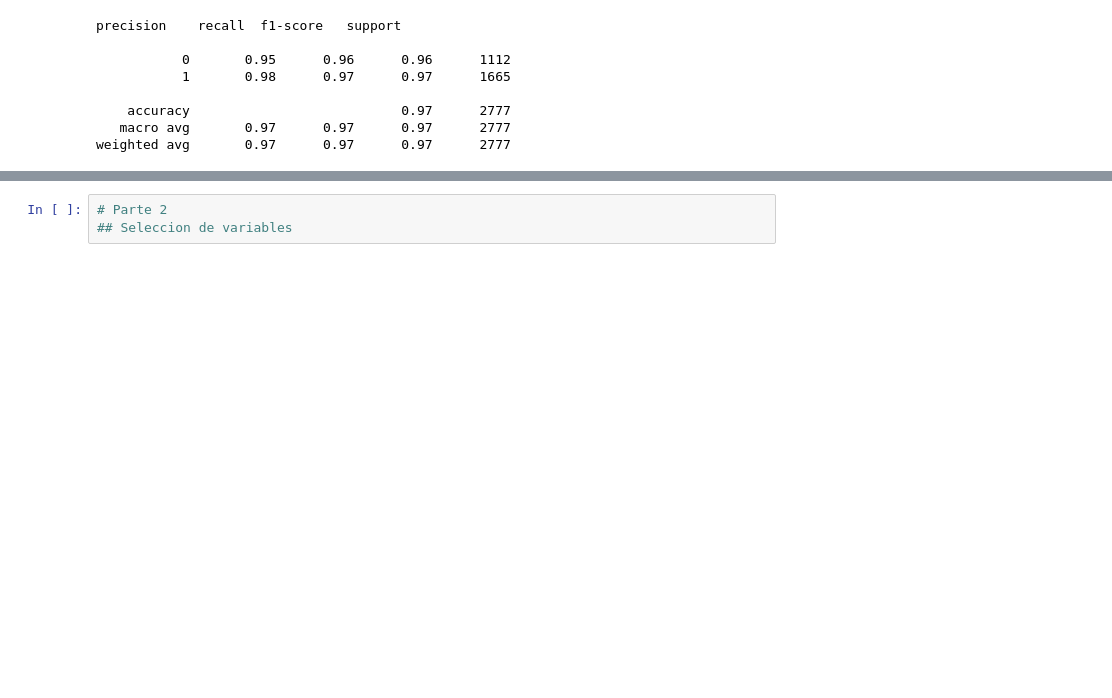
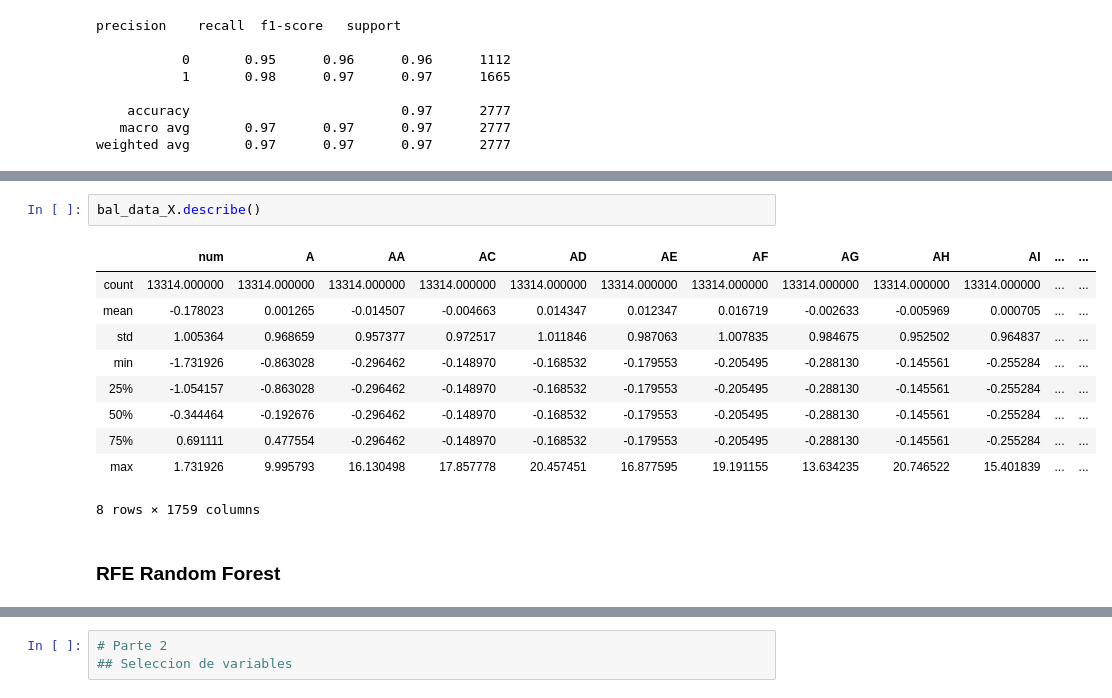
Before and after one commit to santyarboleda/Reconocimiento-de-Patrones, a Jupyter notebook: Competencia_RP.ipynb, the cells around one changed output, grey strips where cells are left out. Saved outputs shown, nothing was run; the diff lists cells and outputs as text; blank space fills up the shorter version.

```diff
--- a/Competencia_RP.ipynb
+++ b/Competencia_RP.ipynb
@@ -443,0 +445,15 @@ weighted avg       0.97      0.97      0.97      2777
+# %%
+bal_data_X.describe()
+# %% [output]
+|  | num | A | AA | AC | AD | AE | AF | AG | AH | AI | ... | ... |
+| count | 13314.000000 | 13314.000000 | 13314.000000 | 13314.000000 | 13314.000000 | 13314.000000 | 13314.000000 | 13314.000000 | 13314.000000 | 13314.000000 | ... | ... |
+| mean | -0.178023 | 0.001265 | -0.014507 | -0.004663 | 0.014347 | 0.012347 | 0.016719 | -0.002633 | -0.005969 | 0.000705 | ... | ... |
+| std | 1.005364 | 0.968659 | 0.957377 | 0.972517 | 1.011846 | 0.987063 | 1.007835 | 0.984675 | 0.952502 | 0.964837 | ... | ... |
+| min | -1.731926 | -0.863028 | -0.296462 | -0.148970 | -0.168532 | -0.179553 | -0.205495 | -0.288130 | -0.145561 | -0.255284 | ... | ... |
+| 25% | -1.054157 | -0.863028 | -0.296462 | -0.148970 | -0.168532 | -0.179553 | -0.205495 | -0.288130 | -0.145561 | -0.255284 | ... | ... |
+| 50% | -0.344464 | -0.192676 | -0.296462 | -0.148970 | -0.168532 | -0.179553 | -0.205495 | -0.288130 | -0.145561 | -0.255284 | ... | ... |
+| 75% | 0.691111 | 0.477554 | -0.296462 | -0.148970 | -0.168532 | -0.179553 | -0.205495 | -0.288130 | -0.145561 | -0.255284 | ... | ... |
+| max | 1.731926 | 9.995793 | 16.130498 | 17.857778 | 20.457451 | 16.877595 | 19.191155 | 13.634235 | 20.746522 | 15.401839 | ... | ... |
+8 rows × 1759 columns
+# %% [markdown]
+### RFE Random Forest
```
Also changed, not shown: parts of 15 cells of this notebook.
